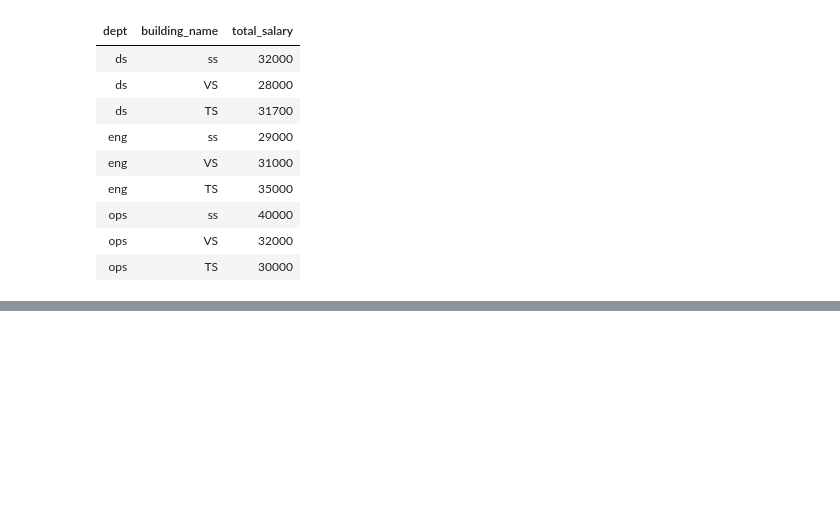
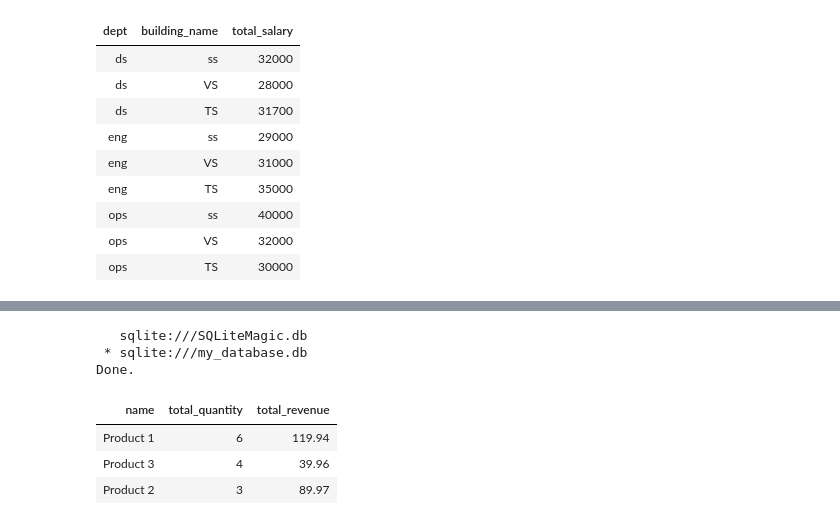
Before and after one commit to alanasarah01/SQL_TESTS, a Jupyter notebook: SQL_Tests.ipynb, the cells around one changed output, grey strips where cells are left out. Drawn from its saved outputs; the diff is of its cells as text; code cells hidden in the pictures; blank space fills up the shorter version.

```diff
--- a/SQL_Tests.ipynb
+++ b/SQL_Tests.ipynb
@@ -186,0 +337,20 @@ Done.
+# %%
+#We can now leverage this query to join the orders_item table, in order total quantanty (and once the question is not clear let's also bring the revenue by product ):
+%%sql
+SELECT P.name, sum(quantity) as total_quantity, SUM(O.quantity * P.price) AS total_revenue FROM orders_items O
+LEFT JOIN (
+SELECT
+        DISTINCT name, price,
+        SUBSTR(name, INSTR(name, ' ') + 1) AS product_number
+    FROM products
+) P on O.product_id = P.product_number
+  group by product_id
+ORDER BY total_quantity DESC
+# %% [output]
+   sqlite:///SQLiteMagic.db
+ * sqlite:///my_database.db
+Done.
+| name | total_quantity | total_revenue |
+| Product 1 | 6 | 119.94 |
+| Product 3 | 4 | 39.96 |
+| Product 2 | 3 | 89.97 |
```
Also changed, not shown: parts of 9 cells of this notebook.
